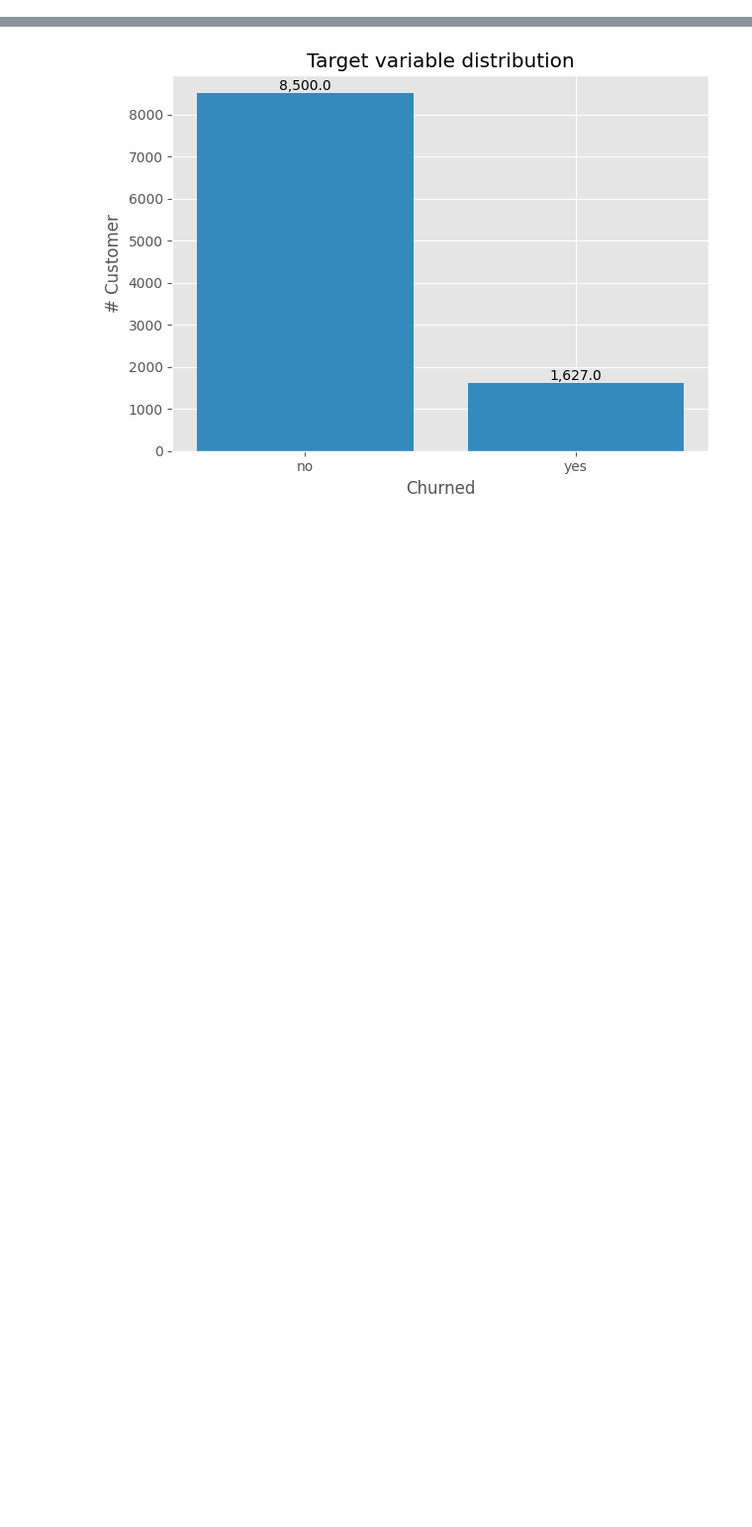
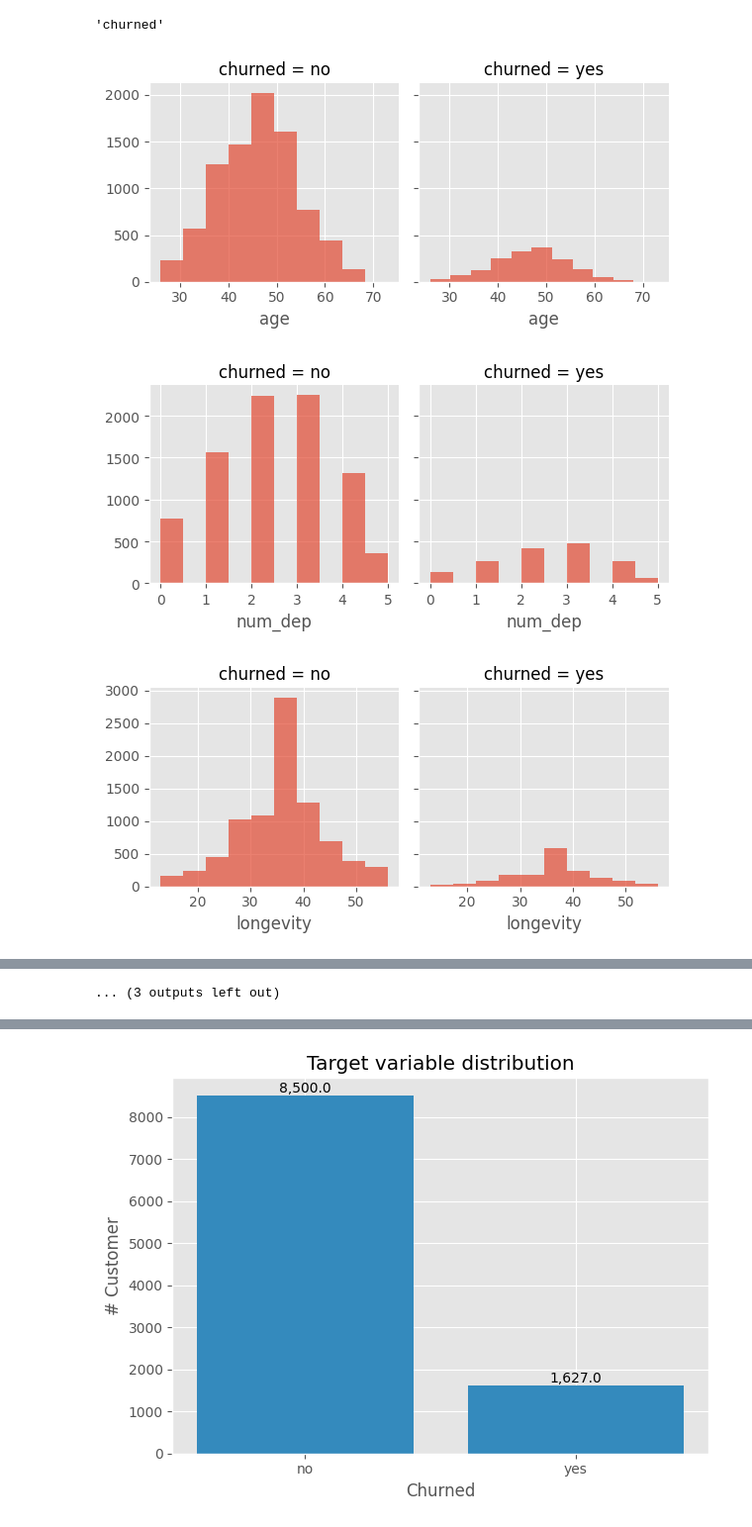
Before and after one commit to justgrossi/Projects, a Jupyter notebook: 2.Churn_Prediction/Churn_Prediction.ipynb, the cells around one changed output, grey strips where cells are left out. Shown at 99% size. Drawn from its saved outputs; the diff is of its cells as text; code cells hidden in the pictures; blank space fills up the shorter version.

```diff
--- a/2.Churn_Prediction/Churn_Prediction.ipynb
+++ b/2.Churn_Prediction/Churn_Prediction.ipynb
@@ -114,0 +265,15 @@ df['cardCat']=df['cardCat'].map(card_mapper)
+# %%
+# Select only numeric columns
+numeric_cols = df.select_dtypes(include=['number']).columns
+
+# Select only string/object columns
+string_cols = df.select_dtypes(include=['object']).columns
+# %%
+# Explore numerical columns vs target label
+# EDA highlights key differences between the two cohorts
+cond_hists(df, numeric_cols, 'churned')
+# %% [output]
+'churned'
+[figure, added]
+[figure, added]
+[figure, added]
@@ -114,0 +288 @@ df['cardCat']=df['cardCat'].map(card_mapper)
+... (3 outputs left out)
```
Also changed, not shown: parts of 35 cells of this notebook, 1 other file.
